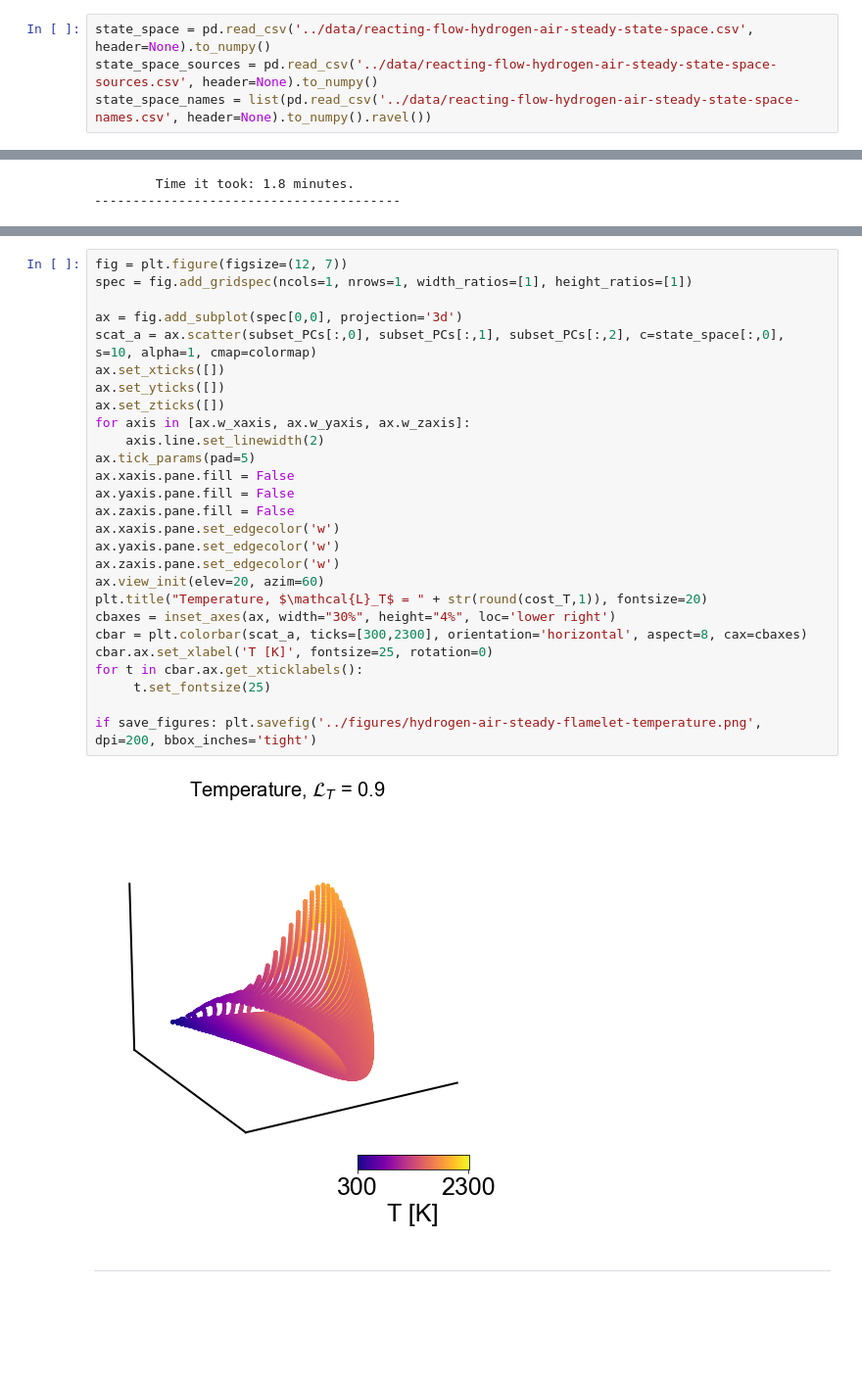
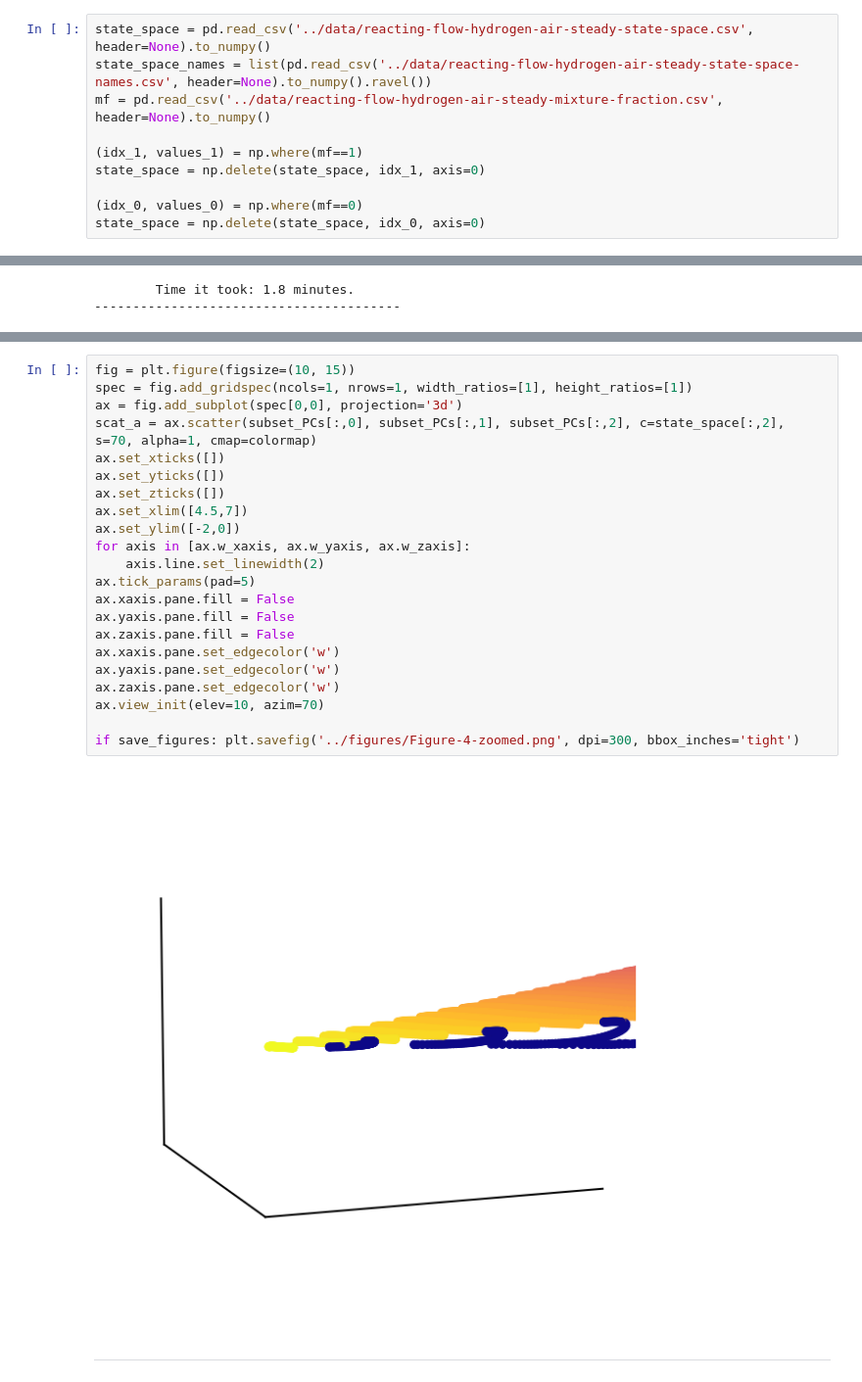
Before and after one commit to kamilazdybal/cost-function-manifold-assessment, a Jupyter notebook: code/paper-Figure-4-cost-function-application-to-detecting-large-gradients.ipynb, the cells around one changed output, grey strips where cells are left out. Shown at 98% size. Cells and saved outputs as stored; diff of their text form; blank space fills up the shorter version.

```diff
--- a/code/paper-Figure-4-cost-function-application-to-detecting-large-gradients.ipynb
+++ b/code/paper-Figure-4-cost-function-application-to-detecting-large-gradients.ipynb
@@ -31,8 +32,14 @@ save_figures = True
 [Go to the top](#top-page)
 # %%
 state_space = pd.read_csv('../data/reacting-flow-hydrogen-air-steady-state-space.csv', header=None).to_numpy()
-state_space_sources = pd.read_csv('../data/reacting-flow-hydrogen-air-steady-state-space-sources.csv', header=None).to_numpy()
 state_space_names = list(pd.read_csv('../data/reacting-flow-hydrogen-air-steady-state-space-names.csv', header=None).to_numpy().ravel())
+mf = pd.read_csv('../data/reacting-flow-hydrogen-air-steady-mixture-fraction.csv', header=None).to_numpy()
+
+(idx_1, values_1) = np.where(mf==1)
+state_space = np.delete(state_space, idx_1, axis=0)
+
+(idx_0, values_0) = np.where(mf==0)
+state_space = np.delete(state_space, idx_0, axis=0)
 # %% [markdown]
 <a id=manifold></a>
 ***
@@ -189,31 +202,26 @@ plt.yticks([0,1], fontsize=18)
 # %%
-fig = plt.figure(figsize=(12, 7))
+fig = plt.figure(figsize=(10, 15))
 spec = fig.add_gridspec(ncols=1, nrows=1, width_ratios=[1], height_ratios=[1])
-
 ax = fig.add_subplot(spec[0,0], projection='3d')
-scat_a = ax.scatter(subset_PCs[:,0], subset_PCs[:,1], subset_PCs[:,2], c=state_space[:,0], s=10, alpha=1, cmap=colormap)
+scat_a = ax.scatter(subset_PCs[:,0], subset_PCs[:,1], subset_PCs[:,2], c=state_space[:,2], s=70, alpha=1, cmap=colormap)
 ax.set_xticks([])
 ax.set_yticks([])
 ax.set_zticks([])
+ax.set_xlim([4.5,7])
+ax.set_ylim([-2,0])
 for axis in [ax.w_xaxis, ax.w_yaxis, ax.w_zaxis]:
     axis.line.set_linewidth(2)
 ax.tick_params(pad=5)
 ax.xaxis.pane.fill = False
 ax.yaxis.pane.fill = False
 ax.zaxis.pane.fill = False
 ax.xaxis.pane.set_edgecolor('w')
 ax.yaxis.pane.set_edgecolor('w')
 ax.zaxis.pane.set_edgecolor('w')
-ax.view_init(elev=20, azim=60)
-plt.title("Temperature, $\mathcal{L}_T$ = " + str(round(cost_T,1)), fontsize=20)
-cbaxes = inset_axes(ax, width="30%", height="4%", loc='lower right')
-cbar = plt.colorbar(scat_a, ticks=[300,2300], orientation='horizontal', aspect=8, cax=cbaxes)
-cbar.ax.set_xlabel('T [K]', fontsize=25, rotation=0)
-for t in cbar.ax.get_xticklabels():
-     t.set_fontsize(25)
+ax.view_init(elev=10, azim=70)
 
-if save_figures: plt.savefig('../figures/hydrogen-air-steady-flamelet-temperature.png', dpi=200, bbox_inches='tight')
+if save_figures: plt.savefig('../figures/Figure-4-zoomed.png', dpi=300, bbox_inches='tight')
 # %% [output]
-[figure, old version]
+[figure, new version]
 # %% [markdown]
 ***
```
Also changed, not shown: parts of 9 cells of this notebook, 2 other files.
